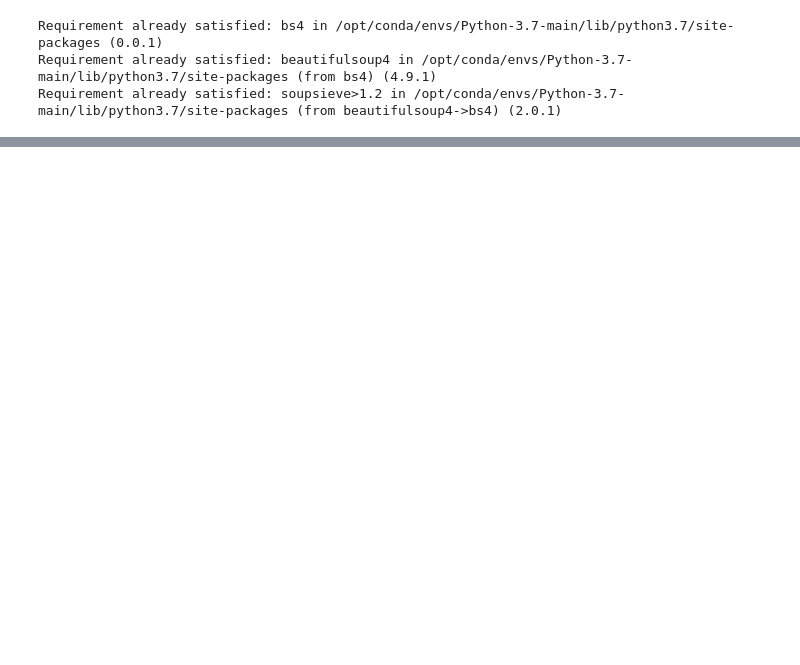
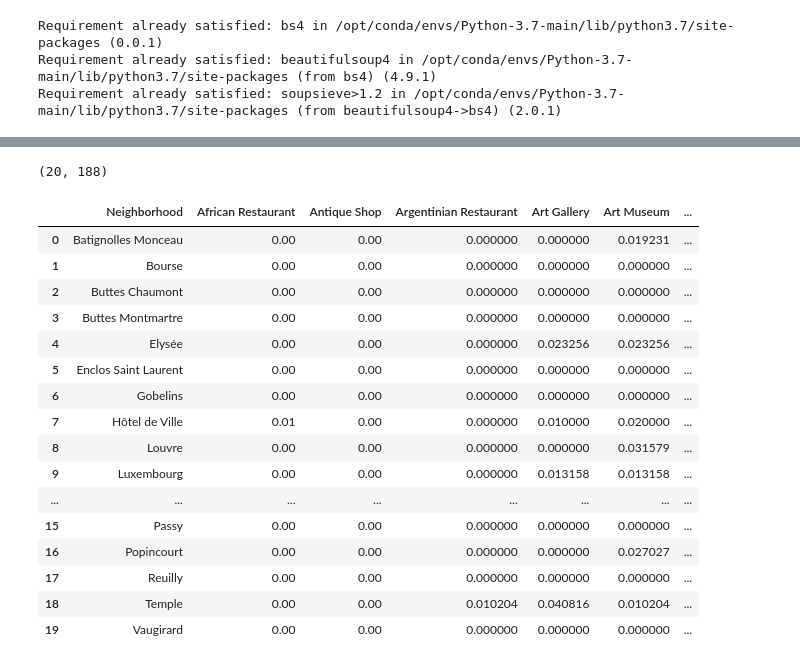
Before and after one commit to Zhanna-Kiselova/Coursera-Projects, a Jupyter notebook: Coursera_Capstone.ipynb, the cells around one changed output, grey strips where cells are left out. Cells and saved outputs as stored; diff of their text form; code cells hidden in the pictures; blank space fills up the shorter version.

```diff
--- a/Coursera_Capstone.ipynb
+++ b/Coursera_Capstone.ipynb
@@ -33,0 +309,8 @@ Requirement already satisfied: soupsieve>1.2 in /opt/conda/envs/Python-3.7-main/
+# %%
+#Getting the neighborhood's latitude and longitude values.
+neighborhood_latitude = paris_data.loc[0, 'Latitude'] # neighborhood latitude value
+neighborhood_longitude = paris_data.loc[0, 'Longitude'] # neighborhood longitude value
+
+neighborhood_name = paris_data.loc[0, 'District_Name'] # neighborhood name
+
+print('Latitude and longitude values of {} are {}, {}.'.format(neighborhood_name, neighborhood_latitude, neighborhood_longitude))
@@ -33,0 +504,17 @@ Requirement already satisfied: soupsieve>1.2 in /opt/conda/envs/Python-3.7-main/
+# %%
+#Let's find out how many unique categories can be curated from all the returned venues
+print('There are {} uniques categories.'.format(len(paris_venues['Venue Category'].unique())))
+
+#Analyzing Each Neighborhood
+# one hot encoding
+paris_onehot = pd.get_dummies(paris_venues[['Venue Category']], prefix="", prefix_sep="")
+
+# add neighborhood column back to dataframe
+paris_onehot['Neighborhood'] = paris_venues['Neighborhood']
+
+# move neighborhood column to the first column
+fixed_columns = [paris_onehot.columns[-1]] + list(paris_onehot.columns[:-1])
+paris_onehot = paris_onehot[fixed_columns]
+
+print(paris_onehot.shape)
+paris_onehot.head()
@@ -33,0 +530,24 @@ Requirement already satisfied: soupsieve>1.2 in /opt/conda/envs/Python-3.7-main/
+# %%
+#Next, let's group rows by neighborhood and by taking the mean of the frequency of occurrence of each category
+paris_grouped = paris_onehot.groupby('Neighborhood').mean().reset_index()
+print(paris_grouped.shape)
+paris_grouped
+# %% [output]
+(20, 188)
+|  | Neighborhood | African Restaurant | Antique Shop | Argentinian Restaurant | Art Gallery | Art Museum | ... |
+| 0 | Batignolles Monceau | 0.00 | 0.00 | 0.000000 | 0.000000 | 0.019231 | ... |
+| 1 | Bourse | 0.00 | 0.00 | 0.000000 | 0.000000 | 0.000000 | ... |
+| 2 | Buttes Chaumont | 0.00 | 0.00 | 0.000000 | 0.000000 | 0.000000 | ... |
+| 3 | Buttes Montmartre | 0.00 | 0.00 | 0.000000 | 0.000000 | 0.000000 | ... |
+| 4 | Elysée | 0.00 | 0.00 | 0.000000 | 0.023256 | 0.023256 | ... |
+| 5 | Enclos Saint Laurent | 0.00 | 0.00 | 0.000000 | 0.000000 | 0.000000 | ... |
+| 6 | Gobelins | 0.00 | 0.00 | 0.000000 | 0.000000 | 0.000000 | ... |
+| 7 | Hôtel de Ville | 0.01 | 0.00 | 0.000000 | 0.010000 | 0.020000 | ... |
+| 8 | Louvre | 0.00 | 0.00 | 0.000000 | 0.000000 | 0.031579 | ... |
+| 9 | Luxembourg | 0.00 | 0.00 | 0.000000 | 0.013158 | 0.013158 | ... |
+| ... | ... | ... | ... | ... | ... | ... | ... |
+| 15 | Passy | 0.00 | 0.00 | 0.000000 | 0.000000 | 0.000000 | ... |
+| 16 | Popincourt | 0.00 | 0.00 | 0.000000 | 0.000000 | 0.027027 | ... |
+| 17 | Reuilly | 0.00 | 0.00 | 0.000000 | 0.000000 | 0.000000 | ... |
+| 18 | Temple | 0.00 | 0.00 | 0.010204 | 0.040816 | 0.010204 | ... |
+| 19 | Vaugirard | 0.00 | 0.00 | 0.000000 | 0.000000 | 0.000000 | ... |
```
Also changed, not shown: parts of 50 cells of this notebook.
